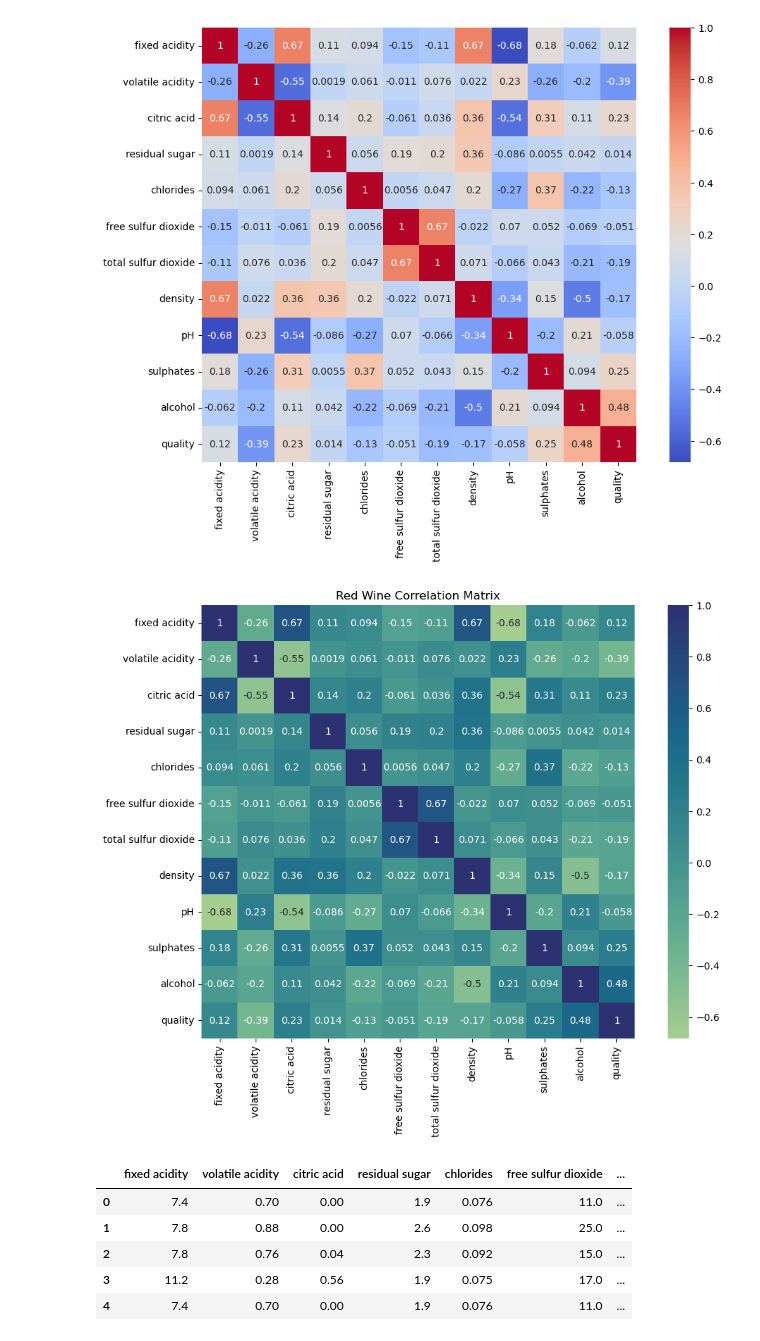
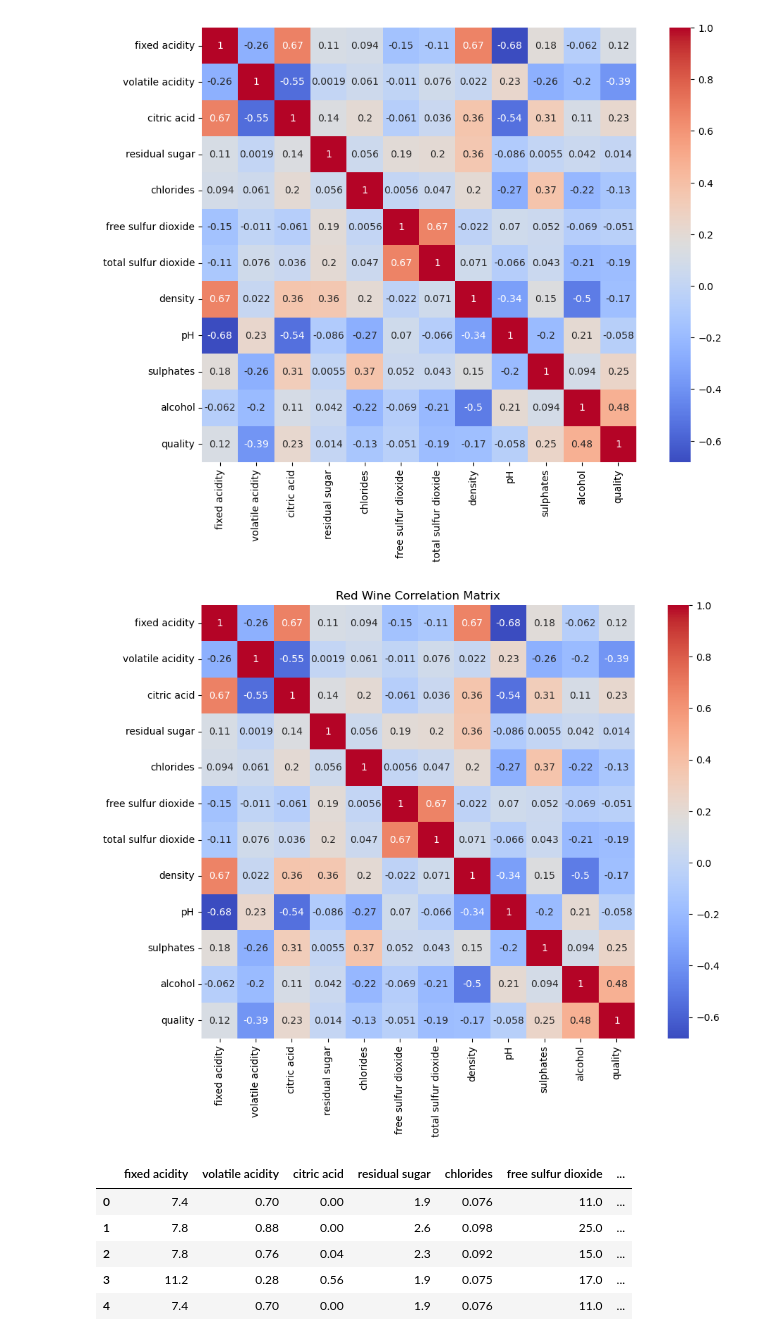
Before and after one commit to Sudha25a/Projects-2, a Jupyter notebook: wine_project.ipynb, the cells around one changed output. Cells and saved outputs as stored; diff of their text form; code cells hidden in the pictures.

```diff
--- a/wine_project.ipynb
+++ b/wine_project.ipynb
@@ -395,9 +396,9 @@ quality               0.476166  1.000000
 # %%
 # Create a correlation matrix for red wine features
 plt.figure(figsize=(12,8))
 corr_matrix_red = Redwine.corr()
-sns.heatmap(corr_matrix_red, annot=True, cmap='crest', square=True)
+sns.heatmap(corr_matrix_red, annot=True, cmap='coolwarm', square=True)
 plt.title('Red Wine Correlation Matrix')
 plt.show()
 # %% [output]
-[figure, old version]
+[figure, new version]
```
Also changed, not shown: parts of 5 cells of this notebook, 1 other file.
